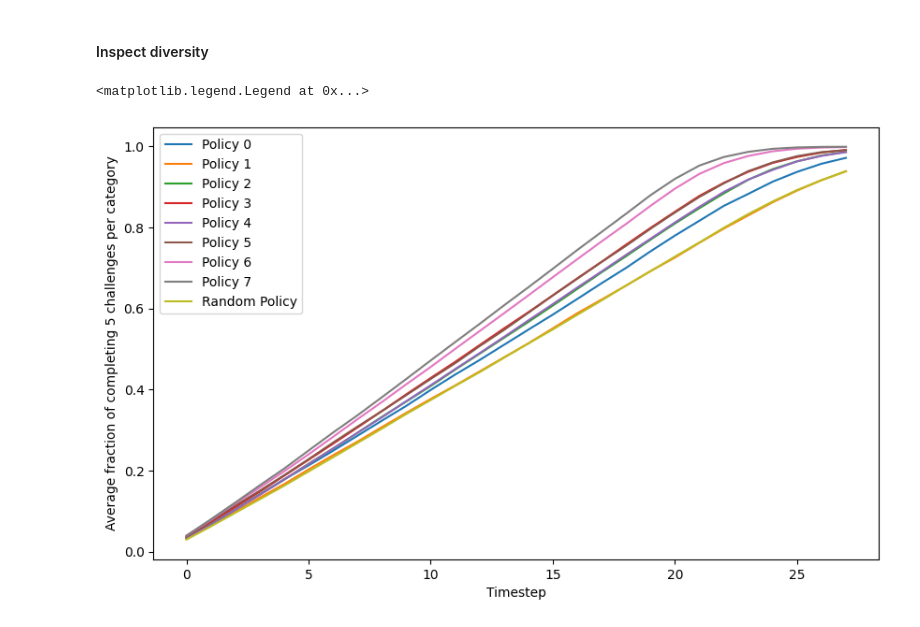
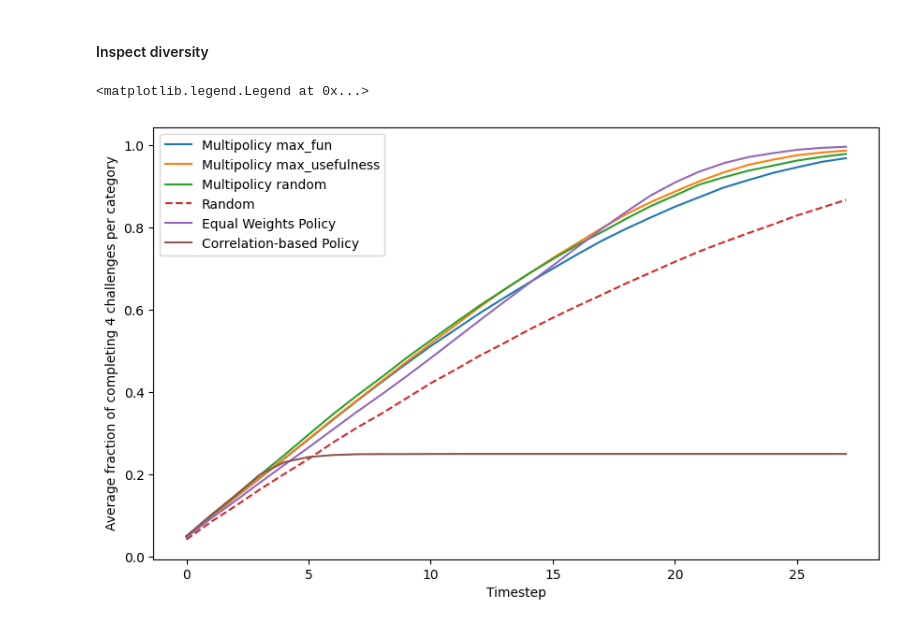
Before and after one commit to shirleyxindi/morl-personalization, a Jupyter notebook: src/PIMORLD.ipynb, the cells around one changed output. Drawn from its saved outputs; the diff is of its cells as text; code cells hidden in the pictures.

```diff
--- a/src/PIMORLD.ipynb
+++ b/src/PIMORLD.ipynb
@@ -123,3 +279,3 @@ Policy converged after 4 iterations.
 # %%
-pi_morld.train(num_iterations=num_iterations)
+pi_morld.train(num_iterations=50, max_resets=1)
 # %% [output]
@@ -151,3 +359,4 @@ Number of solutions in Pareto Archive:  79
 # %%
 NUM_USERS = 500
 NUM_TIMESTEPS = 28
+random_within_cluster = False
@@ -160,6 +411,7 @@ def retrieve_top_policies(pareto_archive, method, n=5):
         cd = get_crowding_function("cd")
         metric = cd.do(pareto_archive.evaluations)
     sorted_inds = np.argsort(metric)[::-1]
+    print(sorted_inds[:n])
     top_n_individuals = np.array(pareto_archive.individuals)[sorted_inds][:n]
     top_n_evaluations = np.array(pareto_archive.evaluations)[sorted_inds][:n]
     policies = np.array([ind['policy'] for ind in top_n_individuals])
@@ -167,7 +419,8 @@ def retrieve_top_policies(pareto_archive, method, n=5):
     return policies, weights, top_n_evaluations
 
 
-policies, weights, top_evaluations = retrieve_top_policies(pi_morld.pareto_archive, method="hv_contribution", n=5)
+# policies, weights, top_evaluations = retrieve_top_policies_by_actions(pi_morld.pareto_archive, method="hv_contribution", min_actions=2, max_actions=4)
+policies, weights, top_evaluations = retrieve_top_policies(pi_morld.pareto_archive, method="hv_contribution")
 print("Top policies retrieved based on hypervolume contribution:")
 for i, (policy, weight) in enumerate(zip(policies, weights)):
     print(f"Policy {i}: Weights: {weight}, Evaluation: {top_evaluations[i]}")
@@ -347,0 +700,31 @@ Policy Random Policy - Feature Perceived usefulness: Value distribution: [118 10
+# %%
+# 1. Setup threshold and indices
+HIGH_MOTIVATION_THRESHOLD = 2 # Adjust based on your state scale (e.g., 0-10)
+feature_idx = feature_names.index(target_feature)
+timesteps = np.arange(NUM_TIMESTEPS)
+
+plt.figure(figsize=(10, 6))
+
+# 2. Calculate and plot the trend for each policy
+for sim_res in policies_to_inspect:
+    policy_label = sim_res['policy'].iloc[0]
+
+    # Reshape states: (Users, Timesteps, Features)
+    states = np.stack(sim_res['state']).reshape(NUM_USERS, NUM_TIMESTEPS, -1)
+
+    # Extract motivation and count users meeting the threshold at each step
+    motivation_data = states[:, :, feature_idx]
+    high_motivation_trend = np.sum(motivation_data >= HIGH_MOTIVATION_THRESHOLD, axis=0) / NUM_USERS
+
+    # Plotting the line
+    plt.plot(timesteps, high_motivation_trend, label=policy_label, linewidth=2, linestyle='--' if 'Random' in policy_label else '-')
+
+# 3. Aesthetics and Labels
+plt.title(f'Fraction of Users with High Motivation (State = {HIGH_MOTIVATION_THRESHOLD})', fontsize=14)
+plt.xlabel('Timestep')
+plt.ylabel('Fraction of Users')
+plt.grid(True, alpha=0.5)
+plt.legend()
+plt.tight_layout()
+
+plt.show()
@@ -349,17 +734,18 @@ Policy Random Policy - Feature Perceived usefulness: Value distribution: [118 10
 #### Inspect diversity
 # %%
 plt.figure(figsize=(10, 6))
-for idx, sim_res in enumerate(all_policies):
+for idx, sim_res in enumerate(choice_policies + [simulation_random, simulation_equal, simulation_corr]):
     counts_per_category = np.stack(sim_res['counts_per_category']).reshape(NUM_USERS, NUM_TIMESTEPS, -1)
-    max_count_per_category = 5
+    max_count_per_category = 4
     counts_per_category = np.clip(counts_per_category, 0, max_count_per_category)
     counts = counts_per_category.sum(axis=2)
     fraction_completed = counts / (max_count_per_category*4)
     mean_fraction_completed = fraction_completed.mean(axis=0)
-    plt.plot(mean_fraction_completed, label=policy_names[idx])
+    style = '--' if 'Random' in sim_res['policy'].iloc[0] else '-'
+    plt.plot(mean_fraction_completed, label=sim_res['policy'].iloc[0], linestyle=style)
 plt.xlabel('Timestep')
 plt.ylabel(f'Average fraction of completing {max_count_per_category} challenges per category')
 plt.legend()
 # %% [output]
 <matplotlib.legend.Legend at 0x...>
-[figure, old version]
+[figure, new version]
```
Also changed, not shown: parts of 46 cells of this notebook, 28 other files.
